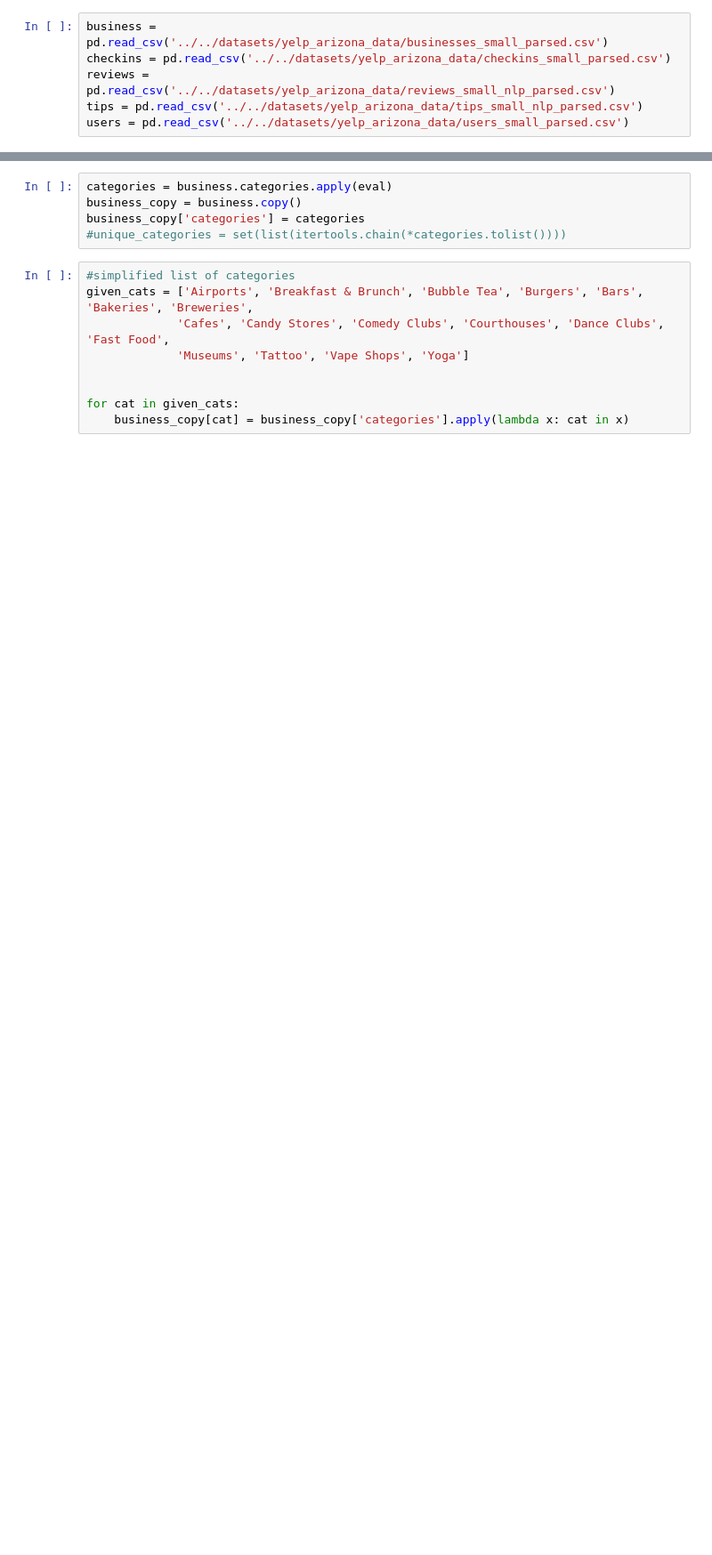
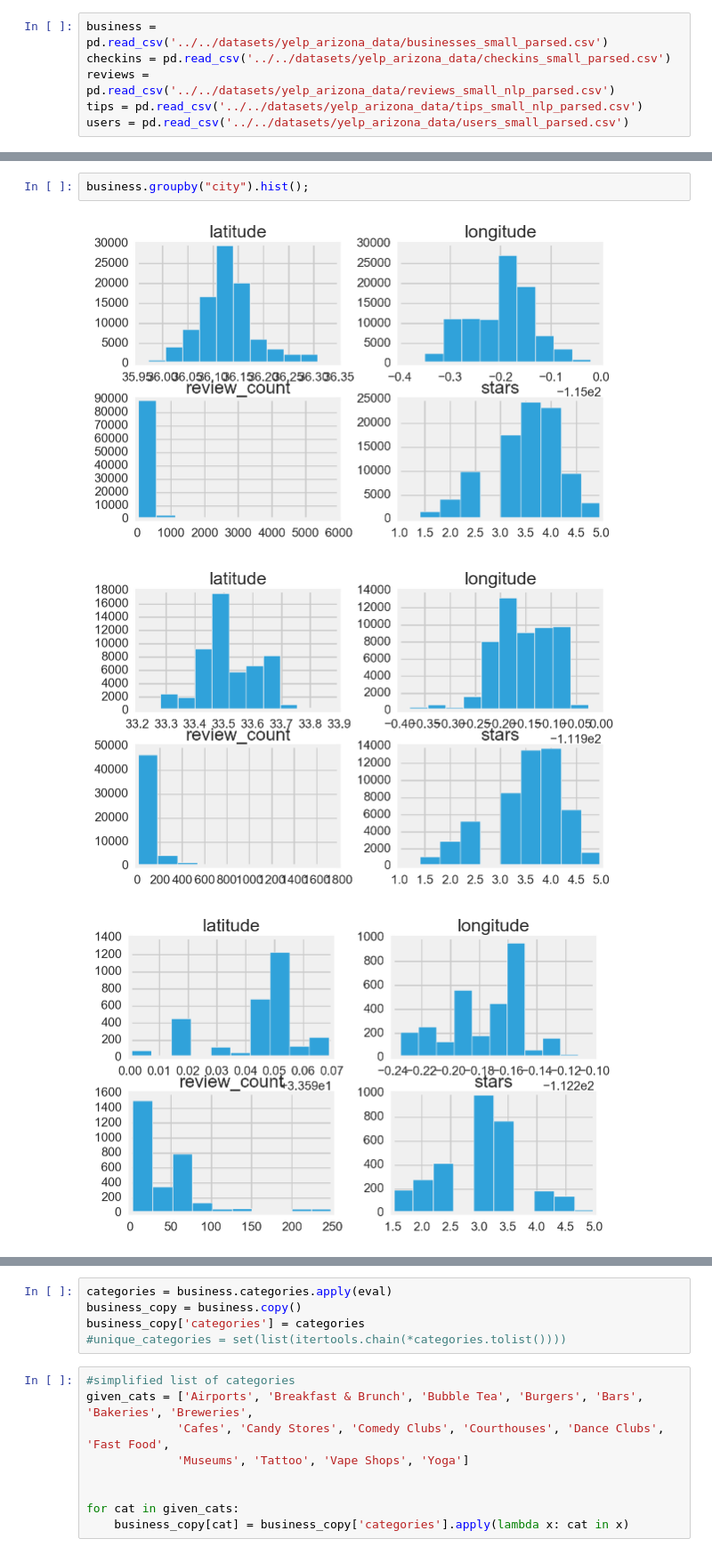
Before and after one commit to navraalte/DSI-Projects, a Jupyter notebook: projects/project-4/project-4.ipynb, the cells around one changed output, grey strips where cells are left out. Shown at 89% size. Saved outputs shown, nothing was run; the diff lists cells and outputs as text; blank space fills up the shorter version.

```diff
--- a/projects/project-4/project-4.ipynb
+++ b/projects/project-4/project-4.ipynb
@@ -175,0 +207,6 @@ Index([u'business_id', u'name', u'review_count', u'city', u'stars',
+# %%
+business.groupby("city").hist();
+# %% [output]
+[figure, added]
+[figure, added]
+[figure, added]
```
Also changed, not shown: parts of 176 cells of this notebook.
